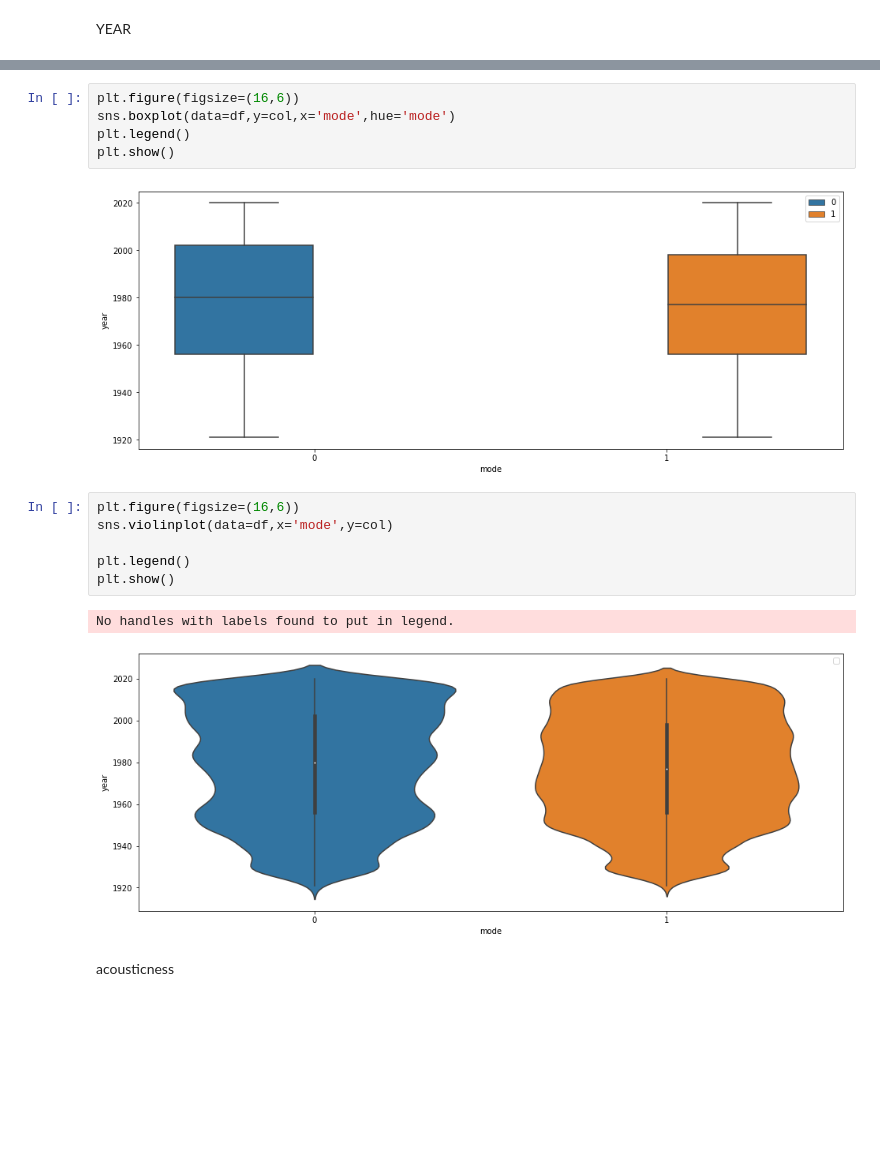
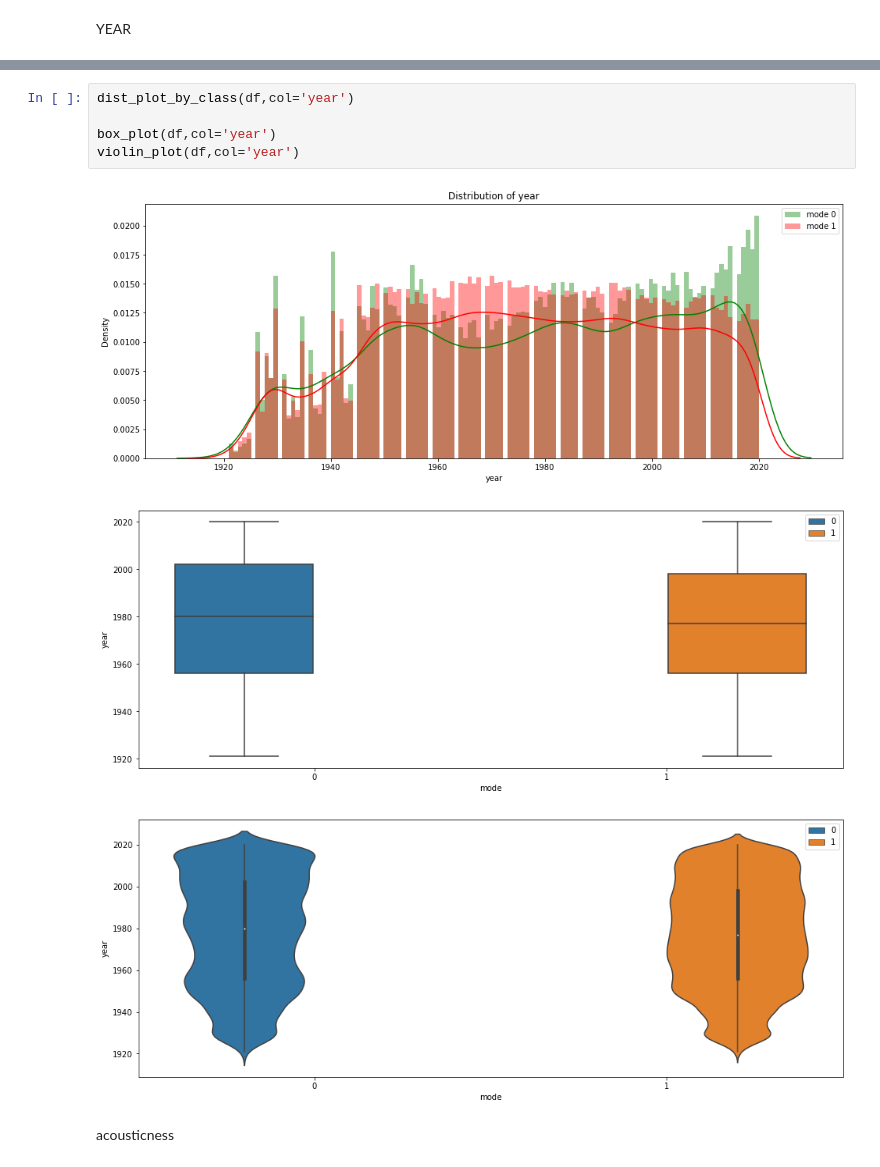
Before and after one commit to omiderfanmanesh/datascience-lab-winter-2021-project, a Jupyter notebook: EDA.ipynb, the cells around one changed output, grey strips where cells are left out. Drawn from its saved outputs; the diff is of its cells as text; blank space fills up the shorter version.

```diff
--- a/EDA.ipynb
+++ b/EDA.ipynb
@@ -156,18 +239,11 @@ plt.show()
-# %%
-plt.figure(figsize=(16,6))
-sns.boxplot(data=df,y=col,x='mode',hue='mode')
-plt.legend()
-plt.show()
-# %% [output]
-[figure, removed]
-# %%
-plt.figure(figsize=(16,6))
-sns.violinplot(data=df,x='mode',y=col)
-
-plt.legend()
-plt.show()
-# %% [output]
-No handles with labels found to put in legend.
-[figure, removed]
+# %%
+dist_plot_by_class(df,col='year')
+
+box_plot(df,col='year')
+violin_plot(df,col='year')
+# %% [output]
+[figure, added]
+[figure, added]
+[figure, added]
 # %% [markdown]
 acousticness
```
Also changed, not shown: parts of 49 cells of this notebook.
